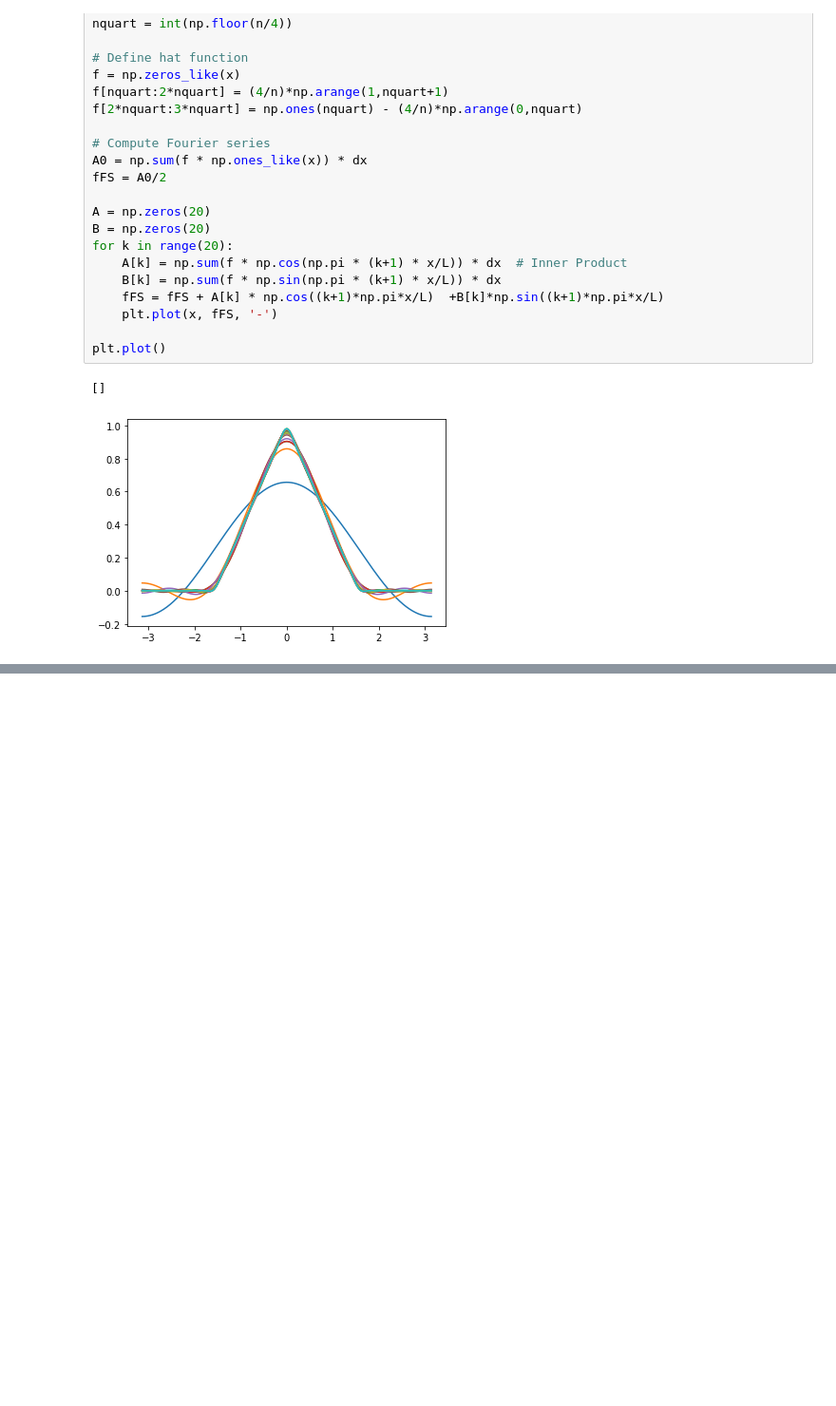
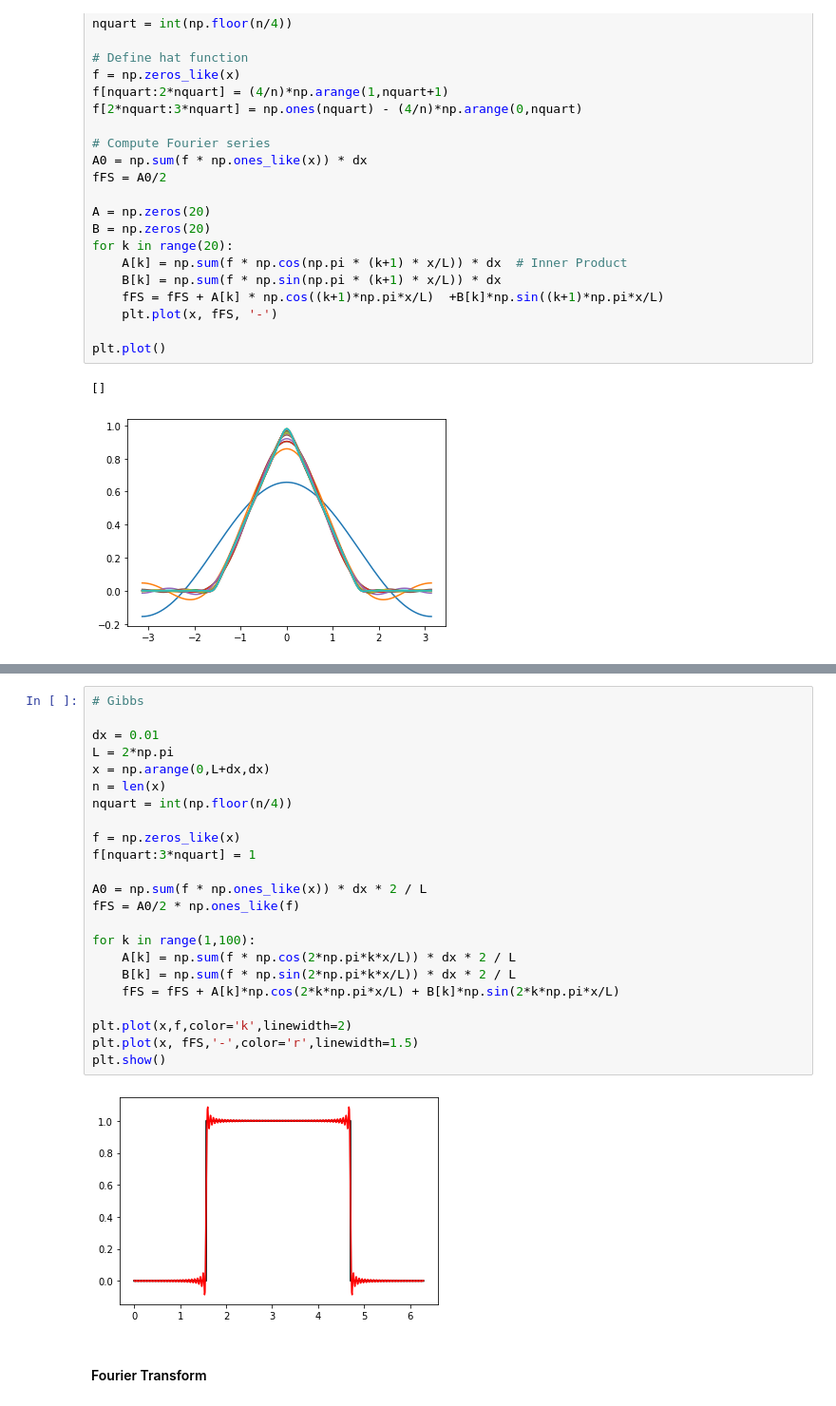
Before and after one commit to stochasticallyconverging/datadrivenengineering, a Jupyter notebook: FourierWavelet.ipynb, the cells around one changed output, grey strips where cells are left out. Shown: that part at 95% size. Saved outputs shown, nothing was run; the diff lists cells and outputs as text; blank space fills up the shorter version.

```diff
--- a/FourierWavelet.ipynb
+++ b/FourierWavelet.ipynb
@@ -113,0 +164,27 @@ SyntaxError: invalid syntax (1062418843.py, line 1)
+# %%
+# Gibbs
+
+dx = 0.01
+L = 2*np.pi
+x = np.arange(0,L+dx,dx)
+n = len(x)
+nquart = int(np.floor(n/4))
+
+f = np.zeros_like(x)
+f[nquart:3*nquart] = 1
+
+A0 = np.sum(f * np.ones_like(x)) * dx * 2 / L
+fFS = A0/2 * np.ones_like(f)
+
+for k in range(1,100):
+    A[k] = np.sum(f * np.cos(2*np.pi*k*x/L)) * dx * 2 / L
+    B[k] = np.sum(f * np.sin(2*np.pi*k*x/L)) * dx * 2 / L
+    fFS = fFS + A[k]*np.cos(2*k*np.pi*x/L) + B[k]*np.sin(2*k*np.pi*x/L)
+
+plt.plot(x,f,color='k',linewidth=2)
+plt.plot(x, fFS,'-',color='r',linewidth=1.5)
+plt.show()
+# %% [output]
+[figure, added]
+# %% [markdown]
+#### Fourier Transform
```
Also changed, not shown: parts of 6 cells of this notebook.
